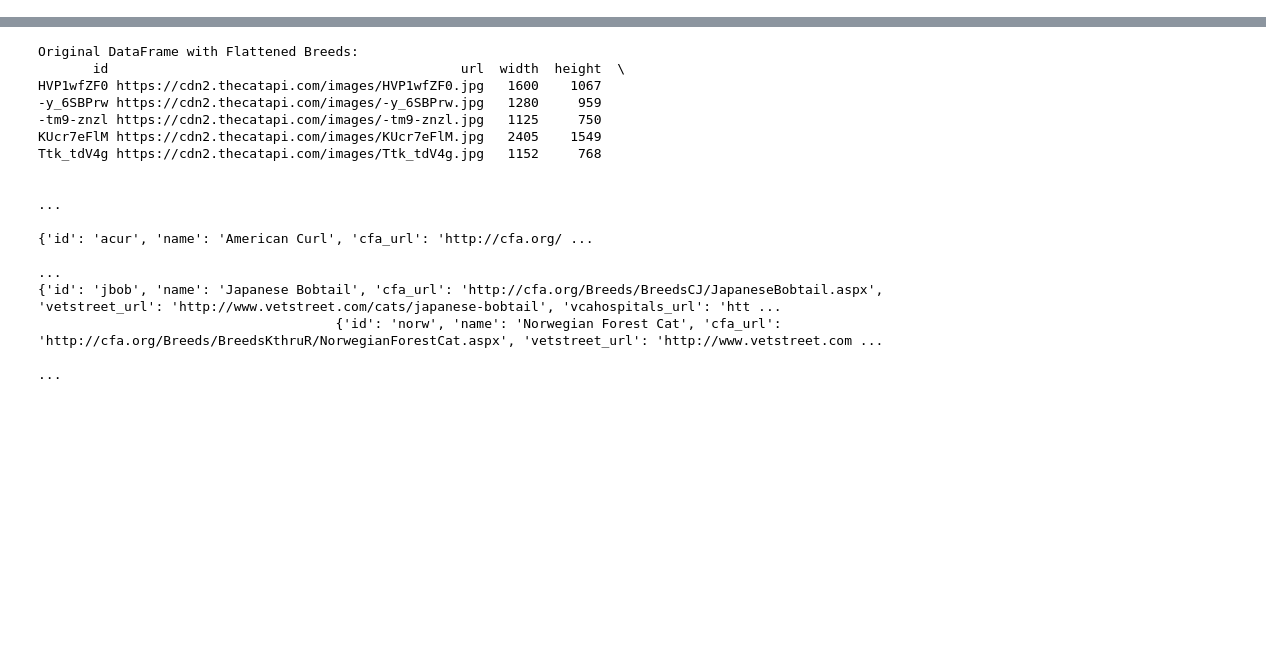
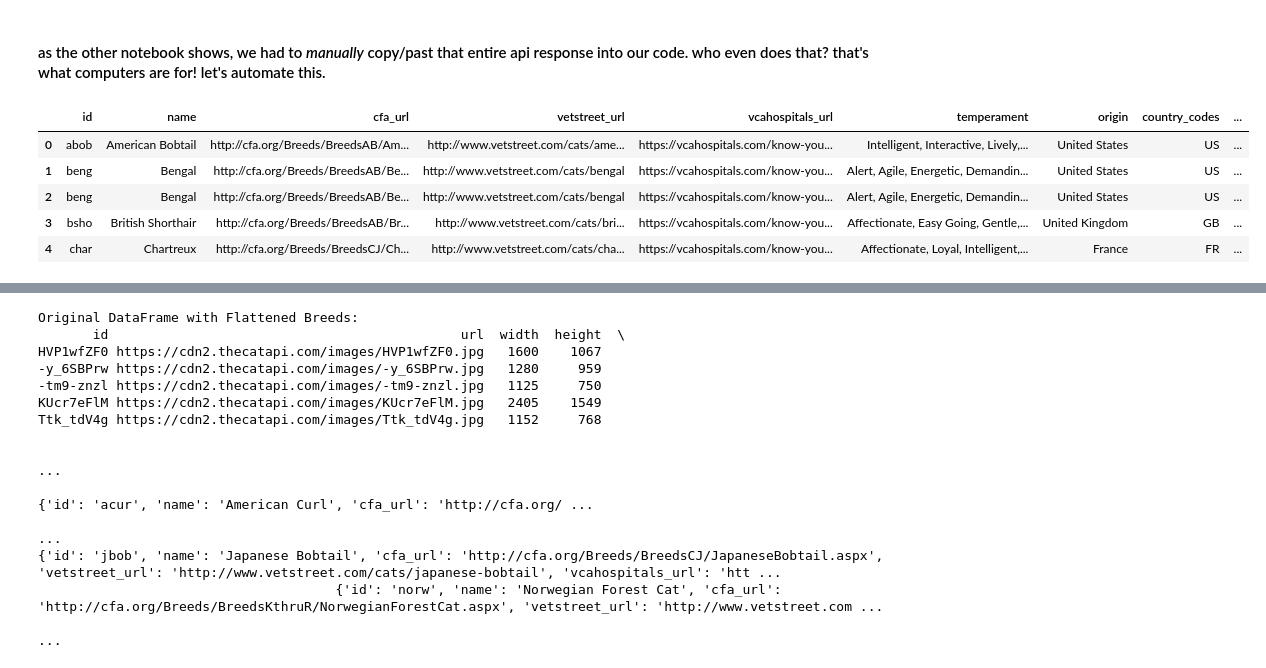
Before and after one commit to npj210mlk/new_api_tutorial, a Jupyter notebook: cleaned_up.ipynb, the cells around one changed output, grey strips where cells are left out. Cells and saved outputs as stored; diff of their text form; code cells hidden in the pictures; blank space fills up the shorter version.

```diff
--- a/cleaned_up.ipynb
+++ b/cleaned_up.ipynb
@@ -0,0 +1,50 @@
+# %% [markdown]
+#### as the other notebook shows, we had to <i>manually</i> copy/past that entire api response into our code. who even does that? that's what computers are for! let's automate this.
+# %%
+import requests
+import json
+import os
+import pandas as pd
+
+# see all the columns in the jupyter preview window
+pd.set_option("display.max_columns", None)
+
+# make all the columns as wide as we want them
+pd.set_option("display.max_colwidth", None)
+
+# get our environment variable "cat_apikey"
+cat_apikey = os.environ.get("cat_apikey")
+
+# our target url
+url = "https://api.thecatapi.com/v1/images/search?size=med&mime_types=jpg&format=json&has_breeds=true&order=RANDOM&page=0&limit=10"
+
+# hold the empty dictionary of data we"re sending with the api request
+payload={}
+
+# header information for the api
+# (none in this get request, but if ther was some, this would promise the api it would be in json format)
+headers = {
+  "Content-Type": "application/json",
+
+# how the catapi likes to digest my api key called "cat_apikey"
+    "x-api-key": cat_apikey
+}
+
+# the meat of the api request
+response = requests.request("GET", url, headers=headers, data=payload)
+
+# turn the incoming string ("response") into a python object for pandas ("call_response")
+call_response = response.json()
+
+# turn said python object into its own pandas dataframe
+api_df1 = pd.json_normalize(call_response, record_path=["breeds"], meta=["id", "url"], meta_prefix="image_")
+
+# show me the first five rows of data
+api_df1.head()
+# %% [output]
+|  | id | name | cfa_url | vetstreet_url | vcahospitals_url | temperament | origin | country_codes | ... |
+| 0 | abob | American Bobtail | http://cfa.org/Breeds/BreedsAB/Am... | http://www.vetstreet.com/cats/ame... | https://vcahospitals.com/know-you... | Intelligent, Interactive, Lively,... | United States | US | ... |
+| 1 | beng | Bengal | http://cfa.org/Breeds/BreedsAB/Be... | http://www.vetstreet.com/cats/bengal | https://vcahospitals.com/know-you... | Alert, Agile, Energetic, Demandin... | United States | US | ... |
+| 2 | beng | Bengal | http://cfa.org/Breeds/BreedsAB/Be... | http://www.vetstreet.com/cats/bengal | https://vcahospitals.com/know-you... | Alert, Agile, Energetic, Demandin... | United States | US | ... |
+| 3 | bsho | British Shorthair | http://cfa.org/Breeds/BreedsAB/Br... | http://www.vetstreet.com/cats/bri... | https://vcahospitals.com/know-you... | Affectionate, Easy Going, Gentle,... | United Kingdom | GB | ... |
+| 4 | char | Chartreux | http://cfa.org/Breeds/BreedsCJ/Ch... | http://www.vetstreet.com/cats/cha... | https://vcahospitals.com/know-you... | Affectionate, Loyal, Intelligent,... | France | FR | ... |
```
Also changed, not shown: parts of 2 cells of this notebook, 2 other files.
